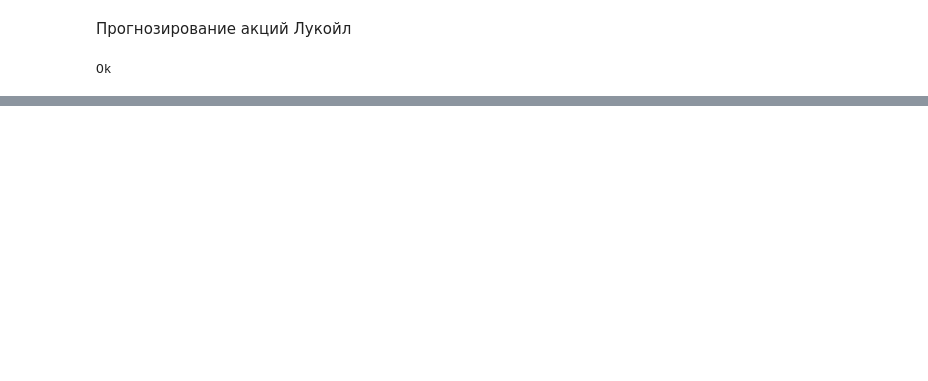
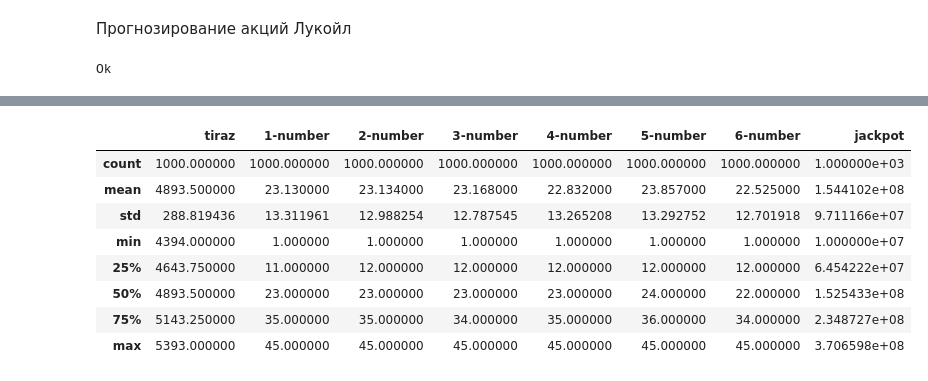
Before and after one commit to fazalpge/Forecast, a Jupyter notebook: pythonProject/Forecast_nuberline.ipynb, the cells around one changed output, grey strips where cells are left out. Drawn from its saved outputs; the diff is of its cells as text; code cells hidden in the pictures; blank space fills up the shorter version.

```diff
--- a/pythonProject/Forecast_nuberline.ipynb
+++ b/pythonProject/Forecast_nuberline.ipynb
@@ -35,0 +34,12 @@ KeyError: "['datetime' 'tiraz'] not found in axis"
+# %%
+frame.describe()
+# %% [output]
+|  | tiraz | 1-number | 2-number | 3-number | 4-number | 5-number | 6-number | jackpot |
+| count | 1000.000000 | 1000.000000 | 1000.000000 | 1000.000000 | 1000.000000 | 1000.000000 | 1000.000000 | 1.000000e+03 |
+| mean | 4893.500000 | 23.130000 | 23.134000 | 23.168000 | 22.832000 | 23.857000 | 22.525000 | 1.544102e+08 |
+| std | 288.819436 | 13.311961 | 12.988254 | 12.787545 | 13.265208 | 13.292752 | 12.701918 | 9.711166e+07 |
+| min | 4394.000000 | 1.000000 | 1.000000 | 1.000000 | 1.000000 | 1.000000 | 1.000000 | 1.000000e+07 |
+| 25% | 4643.750000 | 11.000000 | 12.000000 | 12.000000 | 12.000000 | 12.000000 | 12.000000 | 6.454222e+07 |
+| 50% | 4893.500000 | 23.000000 | 23.000000 | 23.000000 | 23.000000 | 24.000000 | 22.000000 | 1.525433e+08 |
+| 75% | 5143.250000 | 35.000000 | 35.000000 | 34.000000 | 35.000000 | 36.000000 | 34.000000 | 2.348727e+08 |
+| max | 5393.000000 | 45.000000 | 45.000000 | 45.000000 | 45.000000 | 45.000000 | 45.000000 | 3.706598e+08 |
```
Also changed, not shown: parts of 6 cells of this notebook, 2 other files.
